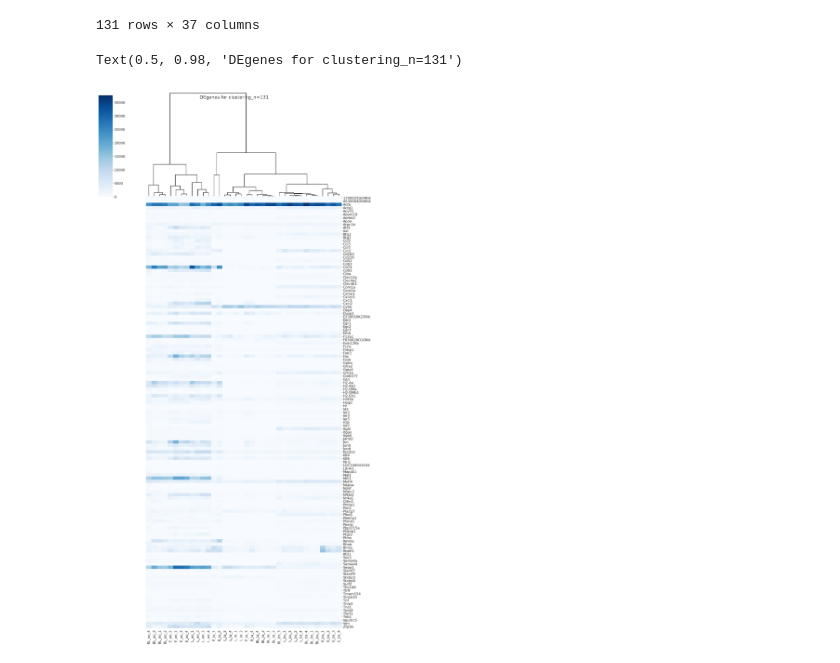
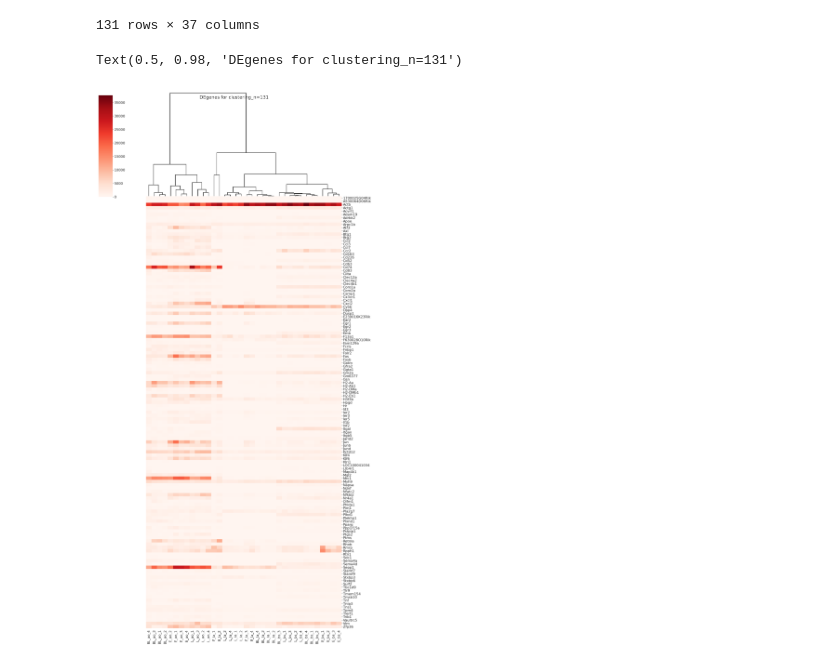
Before and after one commit to anuprulez/athero_clustering, a Jupyter notebook: Genes_Normalised_counts_clustering.ipynb, the cells around one changed output. Saved outputs shown, nothing was run; the diff lists cells and outputs as text; code cells hidden in the pictures.

Commit message:
Update heatmap

```diff
--- a/Genes_Normalised_counts_clustering.ipynb
+++ b/Genes_Normalised_counts_clustering.ipynb
@@ -26,25 +26,24 @@ import seaborn as sns
 y_labels = normalised_counts_all_genes["Gene"].tolist()
 normalised_counts_all_genes = normalised_counts_all_genes.drop(columns=['Gene'])
 # %%
-#sns.set(color_codes=True)
 sns.set(font_scale=2.0)
 
 g = sns.clustermap(normalised_counts_all_genes,
                    row_cluster=False,
-                   cmap="Blues", #RdBu_r
+                   cmap="Reds", #RdBu_r
                    xticklabels='auto',
                    yticklabels=y_labels,
                    figsize=(25,50),
                    metric='cosine'
                   )
 
 for a in g.ax_col_dendrogram.collections:
     a.set_linewidth(3)
 
 for a in g.ax_row_dendrogram.collections:
     a.set_linewidth(3)
 
 g.fig.suptitle('DEgenes for clustering_n=131')
 # %% [output]
 Text(0.5, 0.98, 'DEgenes for clustering_n=131')
-[figure, old version]
+[figure, new version]
```
